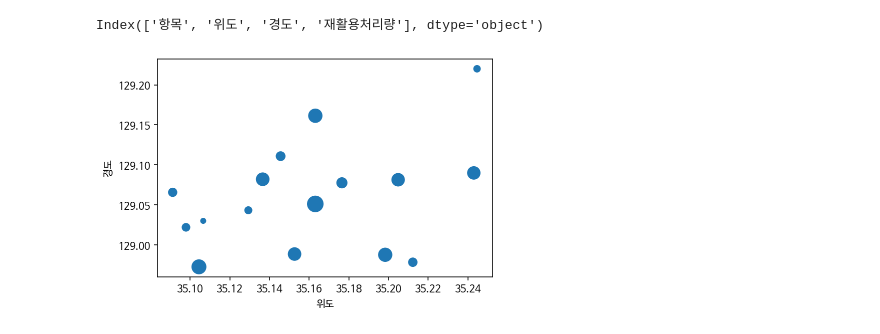
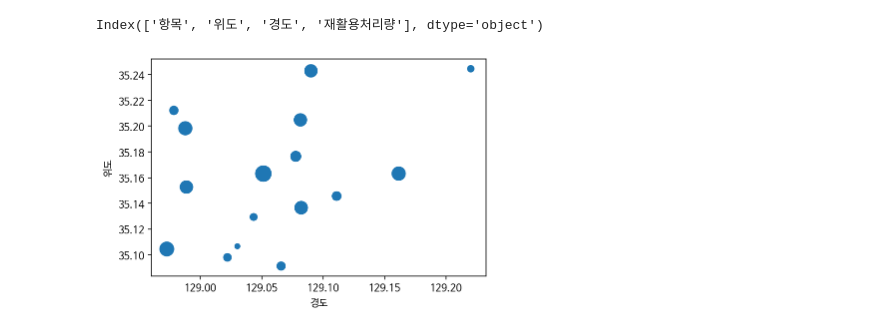
Before and after one commit to cybermin/pythonbasic, a Jupyter notebook: work/08/ex27.ipynb, the cells around one changed output. Cells and saved outputs as stored; diff of their text form; code cells hidden in the pictures.

```diff
--- a/work/08/ex27.ipynb
+++ b/work/08/ex27.ipynb
@@ -718,7 +718,7 @@ dfg.columns
 # %% [output]
 Index(['항목', '위도', '경도', '재활용처리량'], dtype='object')
 # %%
-dfg.plot.scatter(x='위도', y='경도', s=dfg['재활용처리량'])
+dfg.plot.scatter(x='경도', y='위도', s=dfg['재활용처리량'])
 plt.show()
 # %% [output]
-[figure, old version]
+[figure, new version]
```
